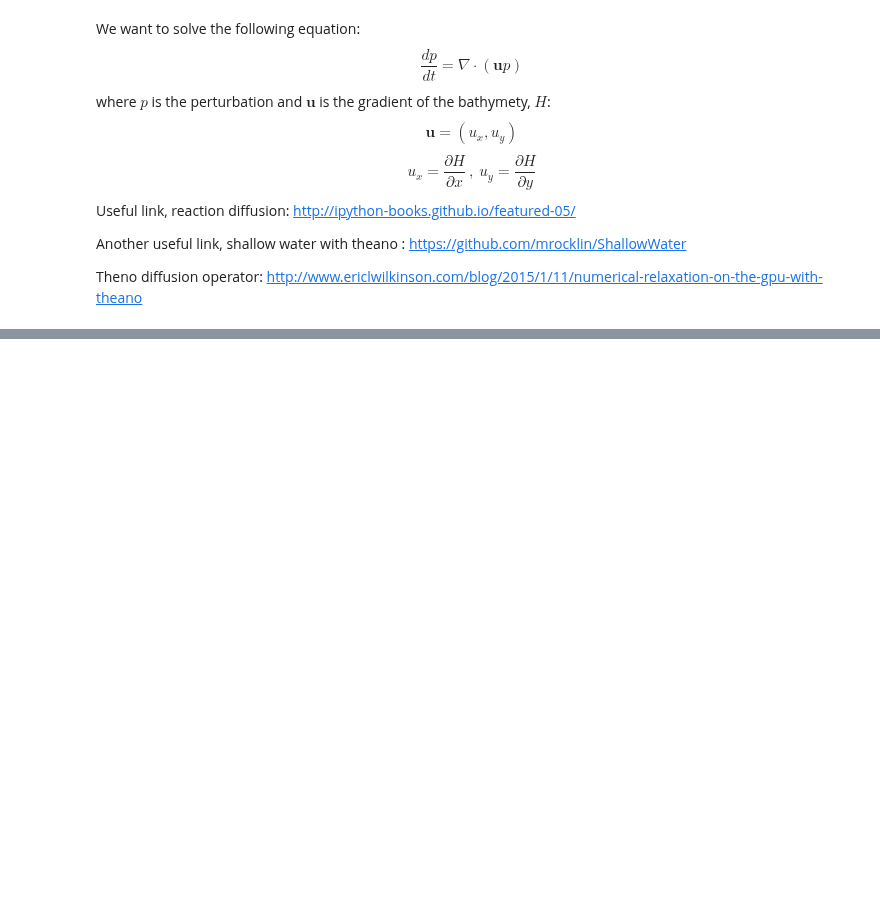
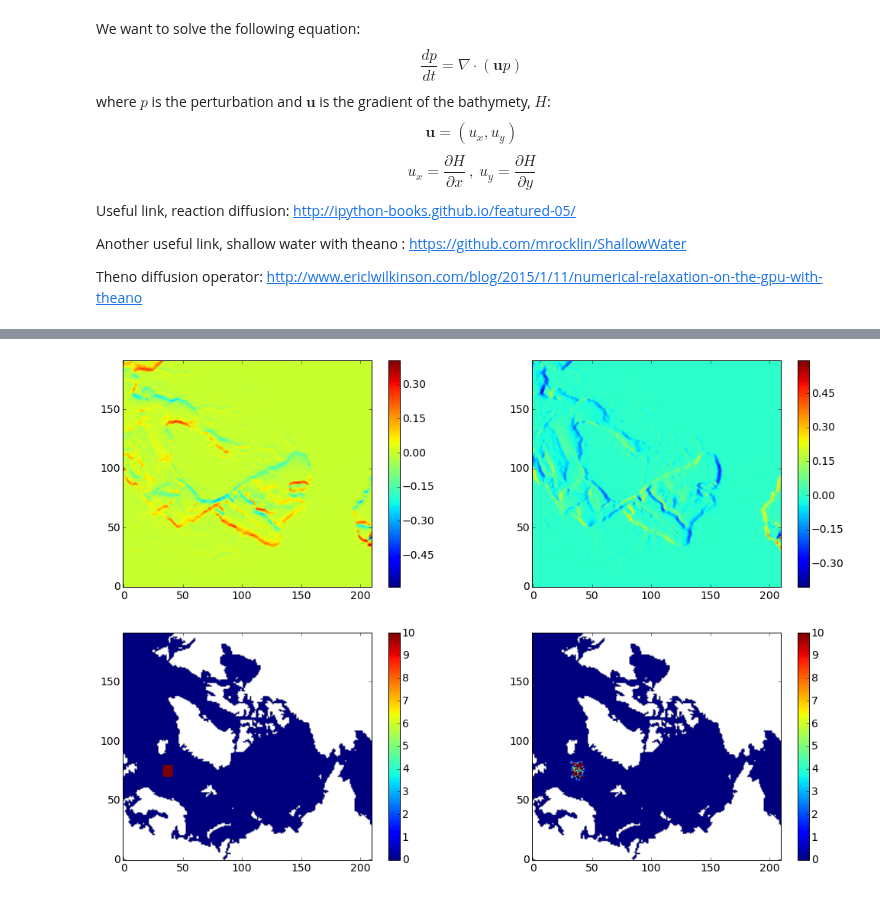
Before and after one commit to AlessandroMozzato/notebooks, a Jupyter notebook: GradientVelocity.ipynb, the cells around one changed output, grey strips where cells are left out. Cells and saved outputs as stored; diff of their text form; code cells hidden in the pictures; blank space fills up the shorter version.

```diff
--- a/GradientVelocity.ipynb
+++ b/GradientVelocity.ipynb
@@ -221,3 +232,5 @@ a = plot_vel_roll(S0,Depth1,nt=1000000,dt=0.00001,dx=1)
 # %%
 Depth = grid['Depth']
-a = plot_vel_roll(S0,Depth,nt=1000000,dt=0.00001,dx=1)
+a = plot_vel_roll(S0,Depth,nt=5000000,dt=0.00001,dx=1)
+# %% [output]
+[figure, added]
```
Also changed, not shown: parts of 3 cells of this notebook, 1 other file.
